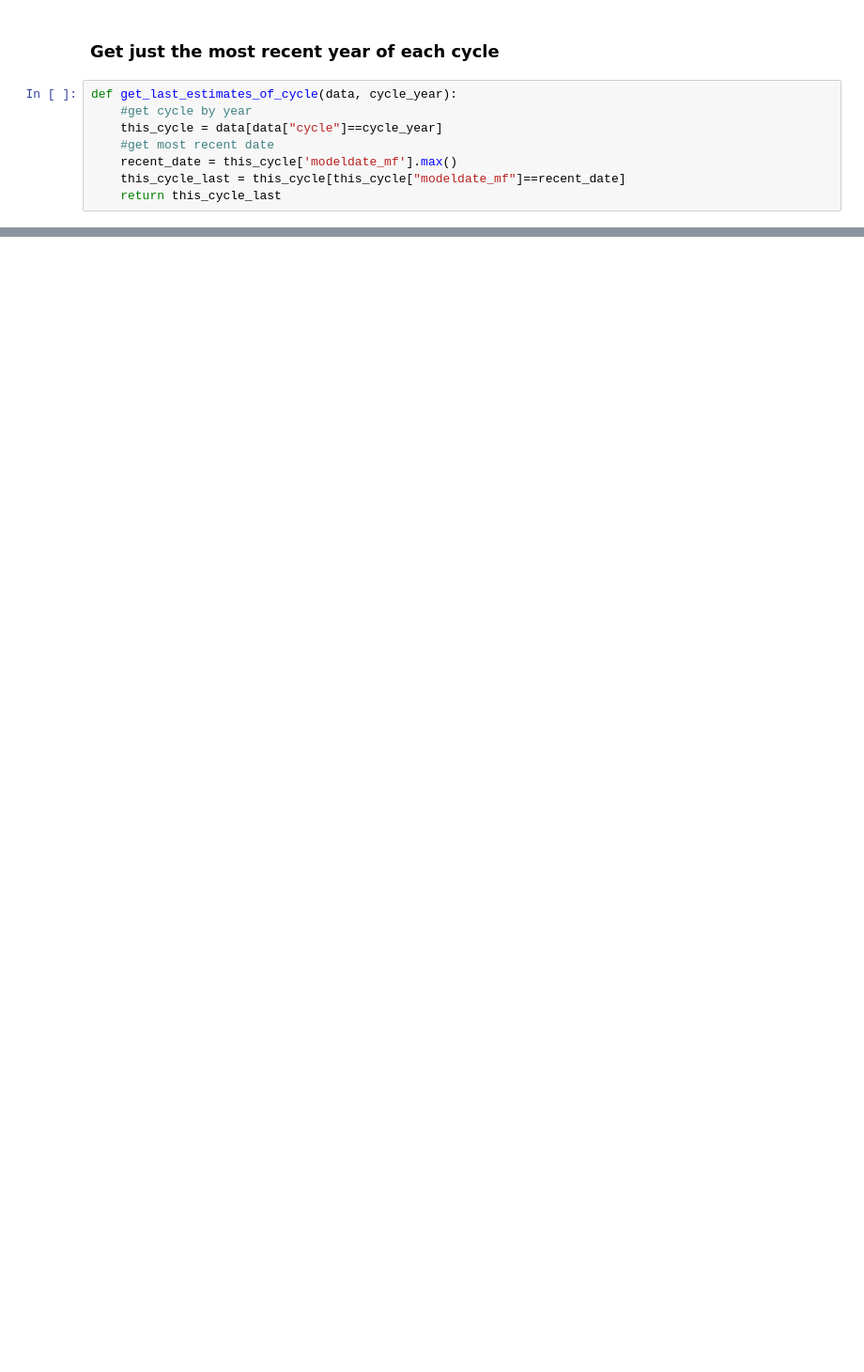
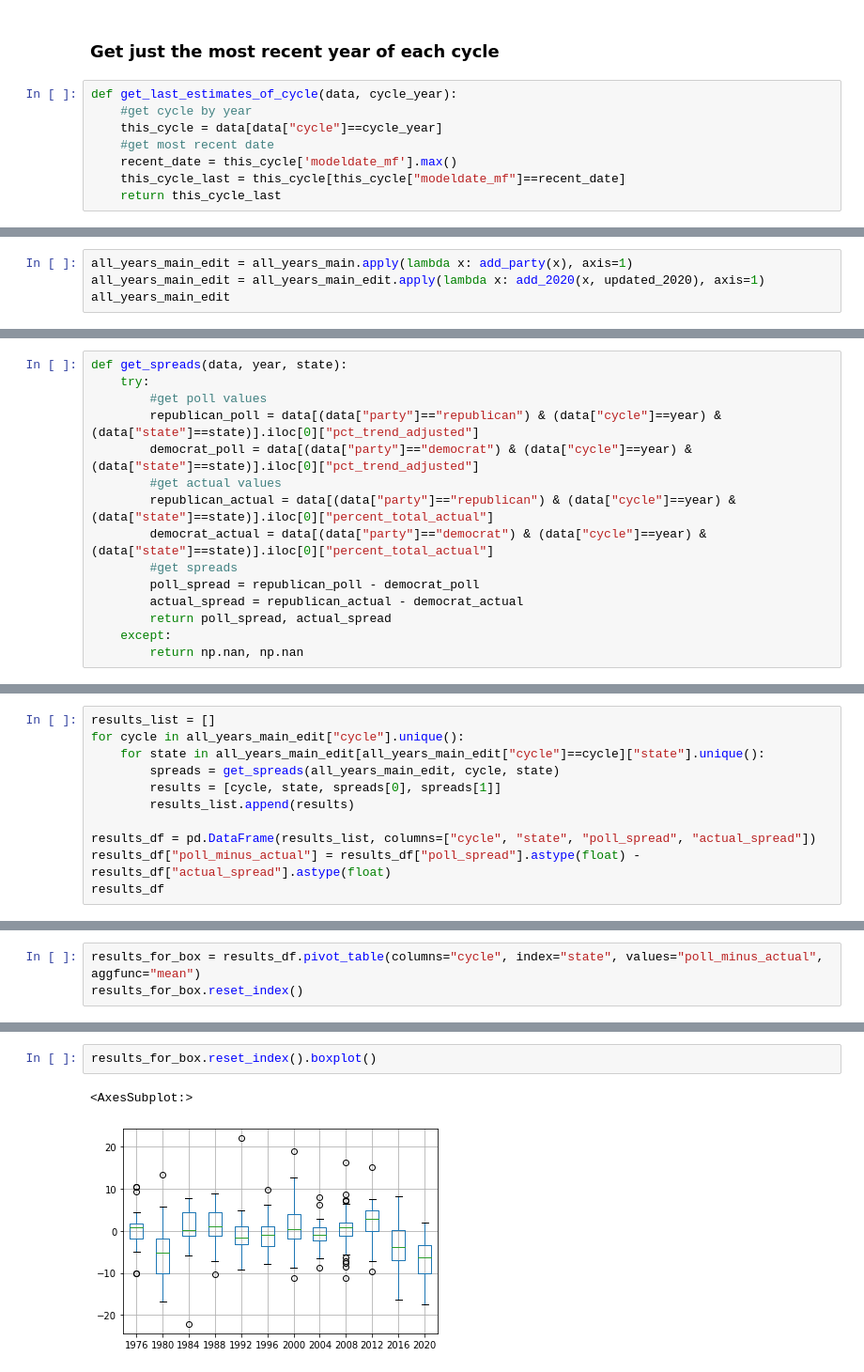
Before and after one commit to mtfahey/judge_the_polls, a Jupyter notebook: analysis/poll_comparison.ipynb, the cells around one changed output, grey strips where cells are left out. Shown at 94% size. Saved outputs shown, nothing was run; the diff lists cells and outputs as text; blank space fills up the shorter version.

Commit message:
add plots

```diff
--- a/analysis/poll_comparison.ipynb
+++ b/analysis/poll_comparison.ipynb
@@ -136,0 +211,4 @@ all_years
+# %%
+all_years_main_edit = all_years_main.apply(lambda x: add_party(x), axis=1)
+all_years_main_edit = all_years_main_edit.apply(lambda x: add_2020(x, updated_2020), axis=1)
+all_years_main_edit
@@ -136,0 +234,15 @@ all_years
+# %%
+def get_spreads(data, year, state):
+    try:
+        #get poll values
+        republican_poll = data[(data["party"]=="republican") & (data["cycle"]==year) & (data["state"]==state)].iloc[0]["pct_trend_adjusted"]
+        democrat_poll = data[(data["party"]=="democrat") & (data["cycle"]==year) & (data["state"]==state)].iloc[0]["pct_trend_adjusted"]
+        #get actual values
+        republican_actual = data[(data["party"]=="republican") & (data["cycle"]==year) & (data["state"]==state)].iloc[0]["percent_total_actual"]
+        democrat_actual = data[(data["party"]=="democrat") & (data["cycle"]==year) & (data["state"]==state)].iloc[0]["percent_total_actual"]
+        #get spreads
+        poll_spread = republican_poll - democrat_poll
+        actual_spread = republican_actual - democrat_actual
+        return poll_spread, actual_spread
+    except:
+        return np.nan, np.nan
@@ -136,0 +253,11 @@ all_years
+# %%
+results_list = []
+for cycle in all_years_main_edit["cycle"].unique():
+    for state in all_years_main_edit[all_years_main_edit["cycle"]==cycle]["state"].unique():
+        spreads = get_spreads(all_years_main_edit, cycle, state)
+        results = [cycle, state, spreads[0], spreads[1]]
+        results_list.append(results)
+
+results_df = pd.DataFrame(results_list, columns=["cycle", "state", "poll_spread", "actual_spread"])
+results_df["poll_minus_actual"] = results_df["poll_spread"].astype(float) - results_df["actual_spread"].astype(float)
+results_df
@@ -136,0 +282,3 @@ all_years
+# %%
+results_for_box = results_df.pivot_table(columns="cycle", index="state", values="poll_minus_actual", aggfunc="mean")
+results_for_box.reset_index()
@@ -136,0 +303,5 @@ all_years
+# %%
+results_for_box.reset_index().boxplot()
+# %% [output]
+<AxesSubplot:>
+[figure, added]
```
Also changed, not shown: parts of 30 cells of this notebook, 1 other file.
